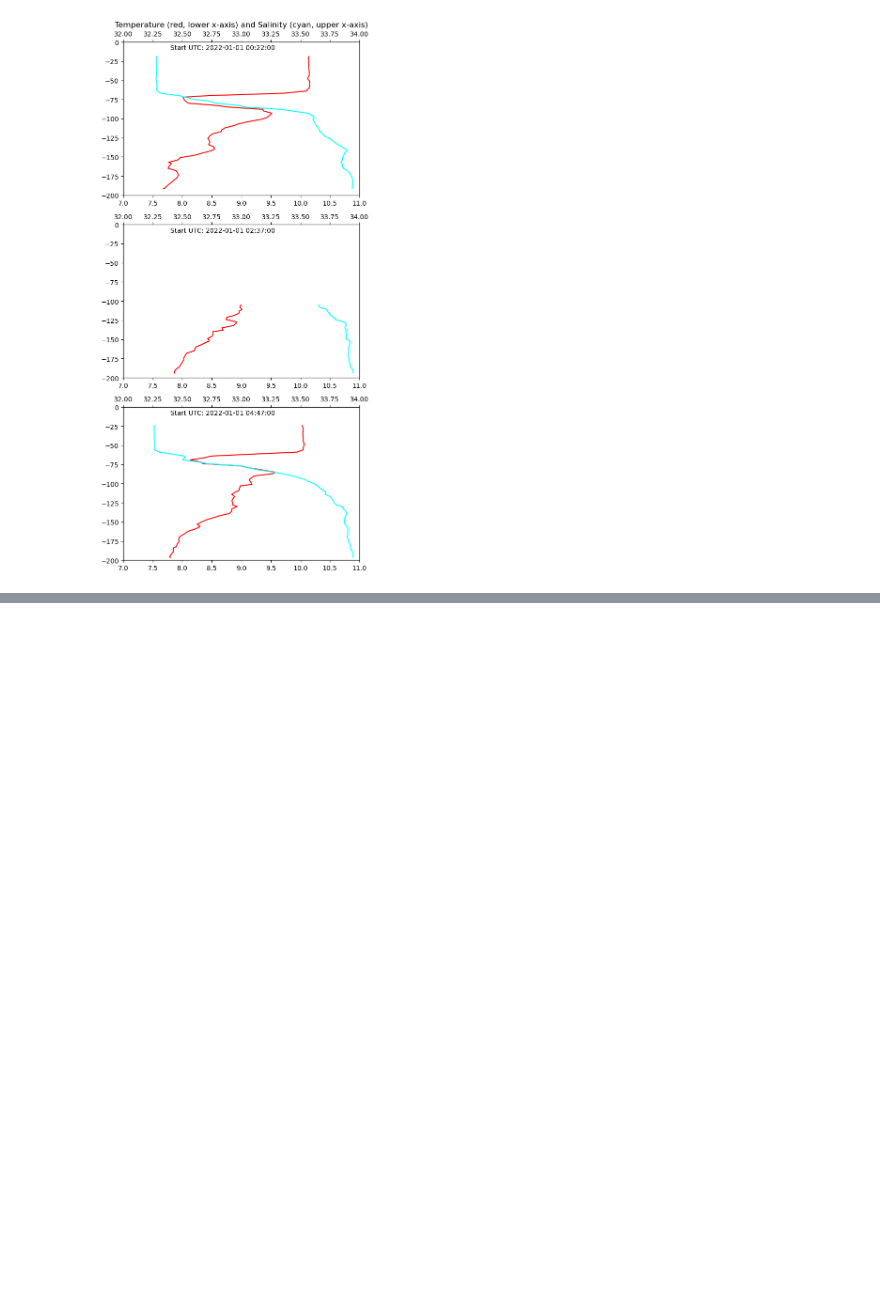
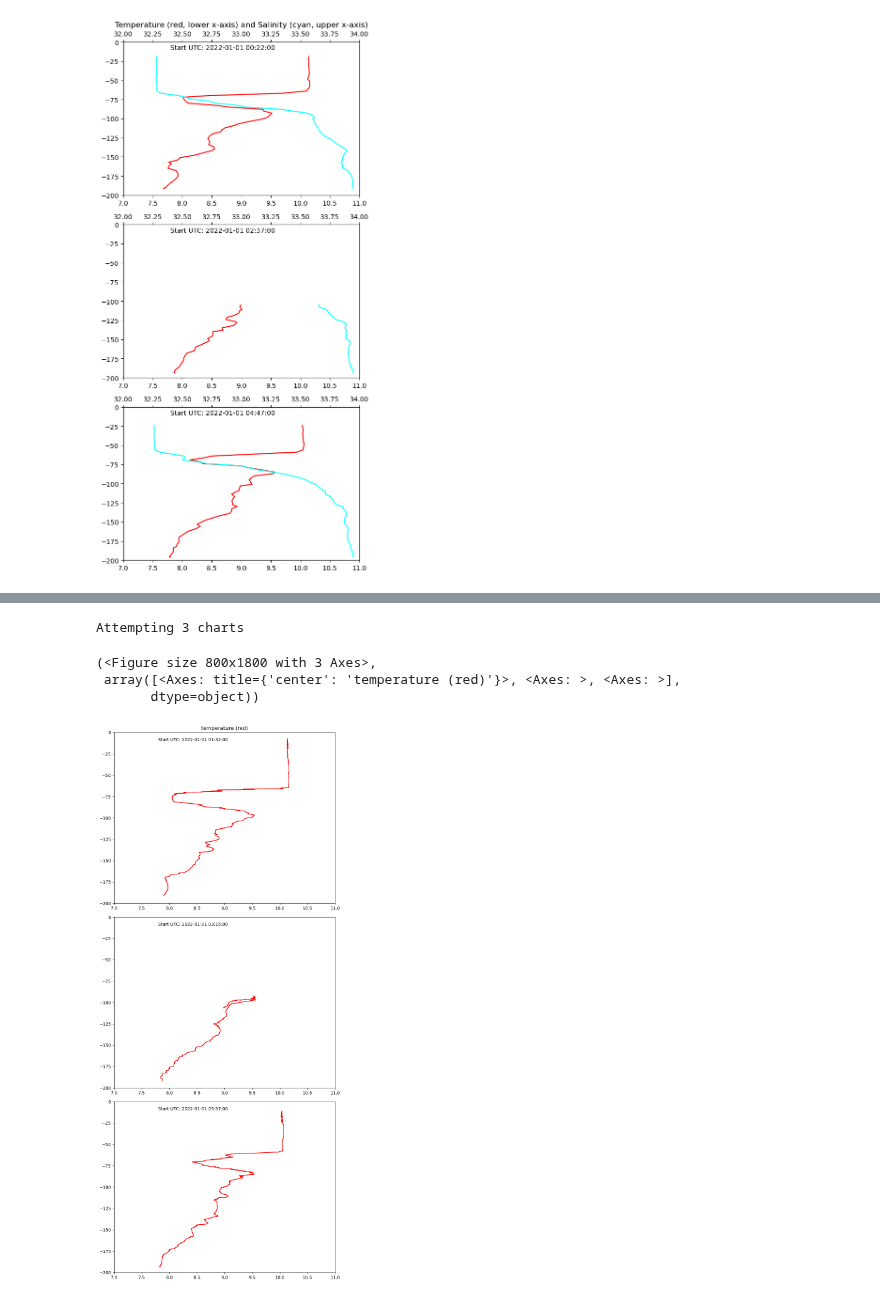
Before and after one commit to geo-smart/oceanography, a Jupyter notebook: book/chapters/data2.ipynb, the cells around one changed output, grey strips where cells are left out. Saved outputs shown, nothing was run; the diff lists cells and outputs as text; code cells hidden in the pictures; blank space fills up the shorter version.

```diff
--- a/book/chapters/data2.ipynb
+++ b/book/chapters/data2.ipynb
@@ -193,0 +228,8 @@ Attempting 3 charts
+# %%
+ChartSensor(profiles, [7., 11.], [0, 1, 2], ds.sea_water_temperature, -ds.sea_water_pressure, 'temperature', 'red', 'descent', 8, 6)
+# %% [output]
+Attempting 3 charts
+(<Figure size 800x1800 with 3 Axes>,
+ array([<Axes: title={'center': 'temperature (red)'}>, <Axes: >, <Axes: >],
+       dtype=object))
+[figure, added]
```
Also changed, not shown: parts of 6 cells of this notebook, 1 other file.
